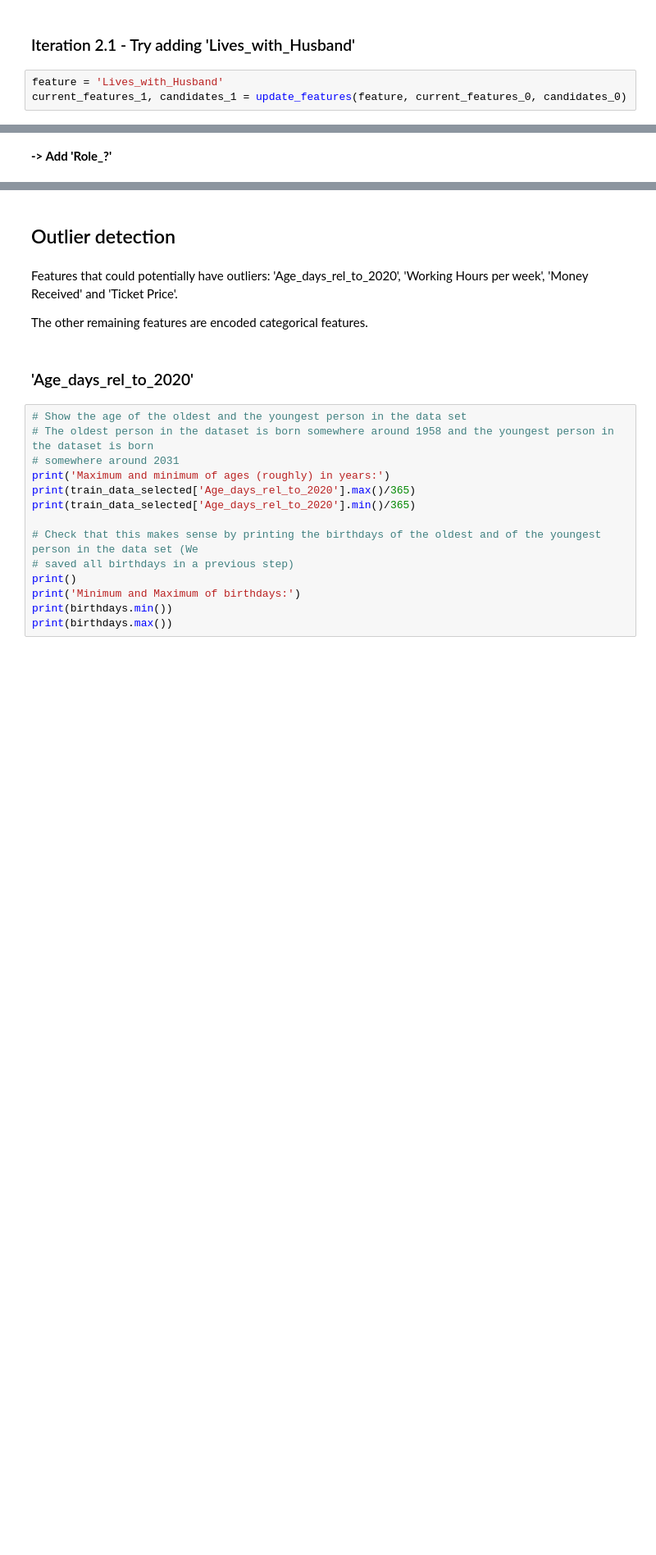
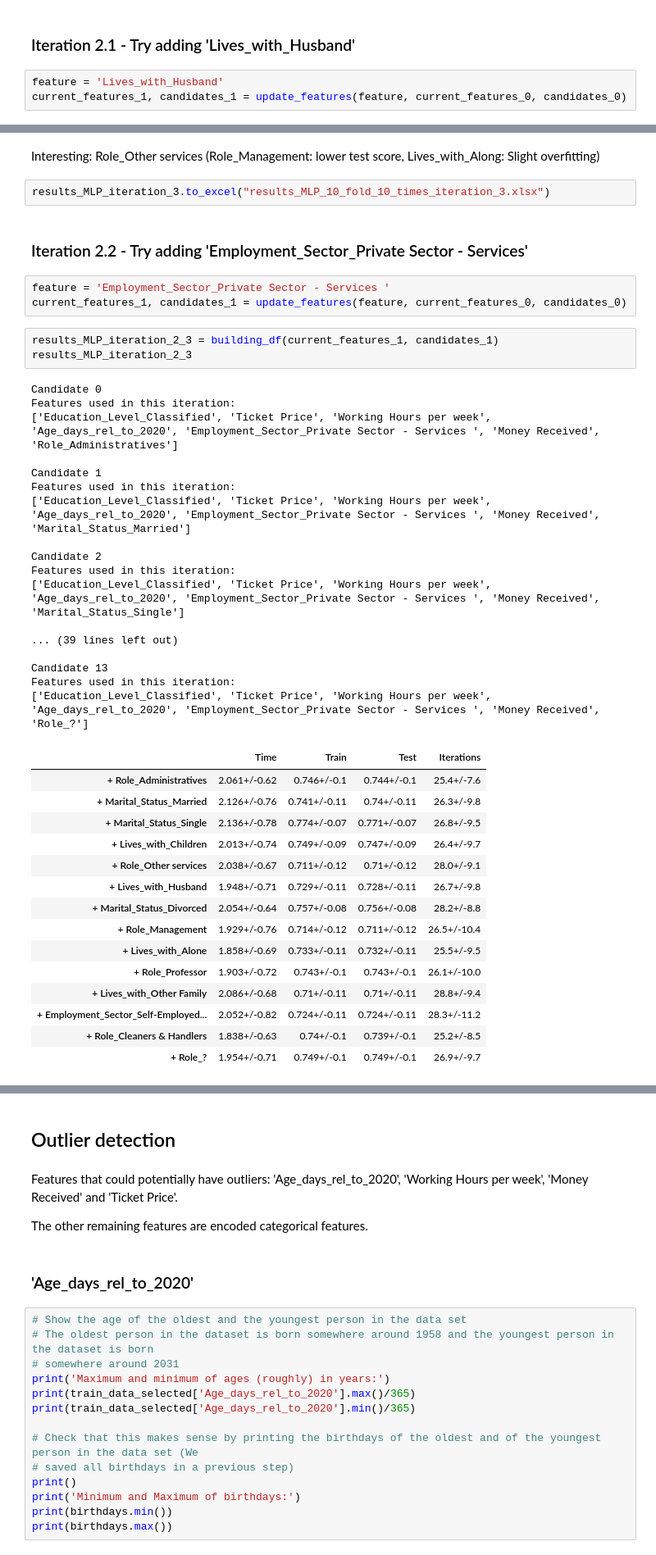
Before and after one commit to ph1001/Group-Project-Machine-Learning-Group-50, a Jupyter notebook: Notebooks/20201223_HV_PM.ipynb, the cells around one changed output, grey strips where cells are left out. Shown at 82% size. Saved outputs shown, nothing was run; the diff lists cells and outputs as text; blank space fills up the shorter version.

```diff
--- a/Notebooks/20201223_HV_PM.ipynb
+++ b/Notebooks/20201223_HV_PM.ipynb
@@ -1471,2 +1467,45 @@ Features used in this iteration:
-# %% [markdown]
-**-> Add 'Role_?'**
+# %% [markdown]
+Interesting: Role_Other services (Role_Management: lower test score, Lives_with_Along: Slight overfitting)
+# %%
+results_MLP_iteration_3.to_excel("results_MLP_10_fold_10_times_iteration_3.xlsx")
+# %% [markdown]
+### Iteration 2.2 - Try adding 'Employment_Sector_Private Sector - Services'
+# %%
+feature = 'Employment_Sector_Private Sector - Services '
+current_features_1, candidates_1 = update_features(feature, current_features_0, candidates_0)
+# %%
+results_MLP_iteration_2_3 = building_df(current_features_1, candidates_1)
+results_MLP_iteration_2_3
+# %% [output]
+Candidate 0
+Features used in this iteration:
+['Education_Level_Classified', 'Ticket Price', 'Working Hours per week', 'Age_days_rel_to_2020', 'Employment_Sector_Private Sector - Services ', 'Money Received', 'Role_Administratives']
+
+Candidate 1
+Features used in this iteration:
+['Education_Level_Classified', 'Ticket Price', 'Working Hours per week', 'Age_days_rel_to_2020', 'Employment_Sector_Private Sector - Services ', 'Money Received', 'Marital_Status_Married']
+
+Candidate 2
+Features used in this iteration:
+['Education_Level_Classified', 'Ticket Price', 'Working Hours per week', 'Age_days_rel_to_2020', 'Employment_Sector_Private Sector - Services ', 'Money Received', 'Marital_Status_Single']
+
+... (39 lines left out)
+
+Candidate 13
+Features used in this iteration:
+['Education_Level_Classified', 'Ticket Price', 'Working Hours per week', 'Age_days_rel_to_2020', 'Employment_Sector_Private Sector - Services ', 'Money Received', 'Role_?']
+|  | Time | Train | Test | Iterations |
+| + Role_Administratives | 2.061+/-0.62 | 0.746+/-0.1 | 0.744+/-0.1 | 25.4+/-7.6 |
+| + Marital_Status_Married | 2.126+/-0.76 | 0.741+/-0.11 | 0.74+/-0.11 | 26.3+/-9.8 |
+| + Marital_Status_Single | 2.136+/-0.78 | 0.774+/-0.07 | 0.771+/-0.07 | 26.8+/-9.5 |
+| + Lives_with_Children | 2.013+/-0.74 | 0.749+/-0.09 | 0.747+/-0.09 | 26.4+/-9.7 |
+| + Role_Other services | 2.038+/-0.67 | 0.711+/-0.12 | 0.71+/-0.12 | 28.0+/-9.1 |
+| + Lives_with_Husband | 1.948+/-0.71 | 0.729+/-0.11 | 0.728+/-0.11 | 26.7+/-9.8 |
+| + Marital_Status_Divorced | 2.054+/-0.64 | 0.757+/-0.08 | 0.756+/-0.08 | 28.2+/-8.8 |
+| + Role_Management | 1.929+/-0.76 | 0.714+/-0.12 | 0.711+/-0.12 | 26.5+/-10.4 |
+| + Lives_with_Alone | 1.858+/-0.69 | 0.733+/-0.11 | 0.732+/-0.11 | 25.5+/-9.5 |
+| + Role_Professor | 1.903+/-0.72 | 0.743+/-0.1 | 0.743+/-0.1 | 26.1+/-10.0 |
+| + Lives_with_Other Family | 2.086+/-0.68 | 0.71+/-0.11 | 0.71+/-0.11 | 28.8+/-9.4 |
+| + Employment_Sector_Self-Employed... | 2.052+/-0.82 | 0.724+/-0.11 | 0.724+/-0.11 | 28.3+/-11.2 |
+| + Role_Cleaners & Handlers | 1.838+/-0.63 | 0.74+/-0.1 | 0.739+/-0.1 | 25.2+/-8.5 |
+| + Role_? | 1.954+/-0.71 | 0.749+/-0.1 | 0.749+/-0.1 | 26.9+/-9.7 |
```
Also changed, not shown: parts of 29 cells of this notebook, 5 other files.
